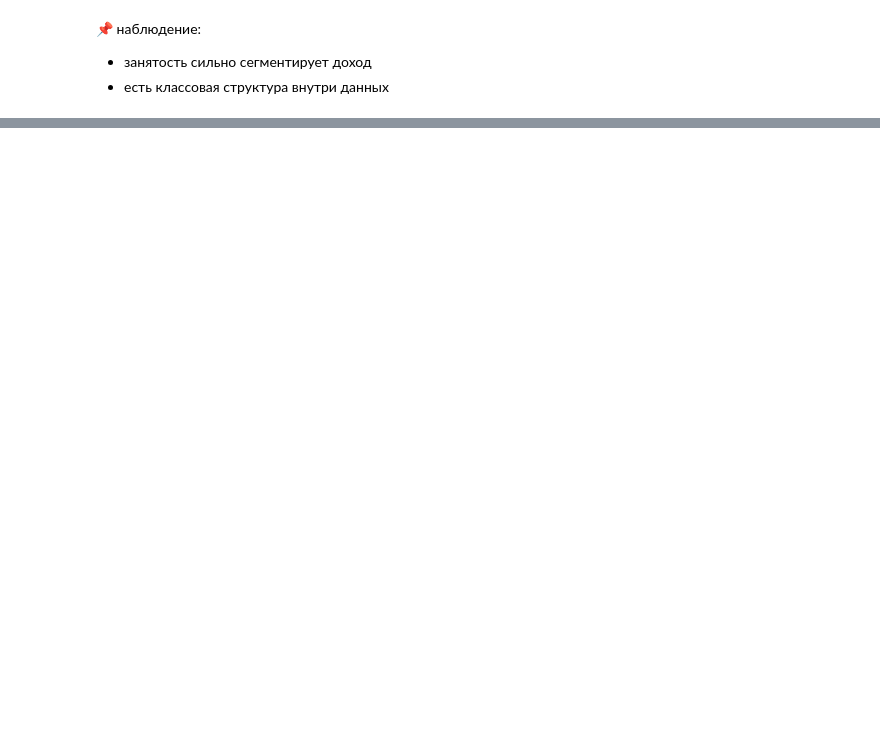
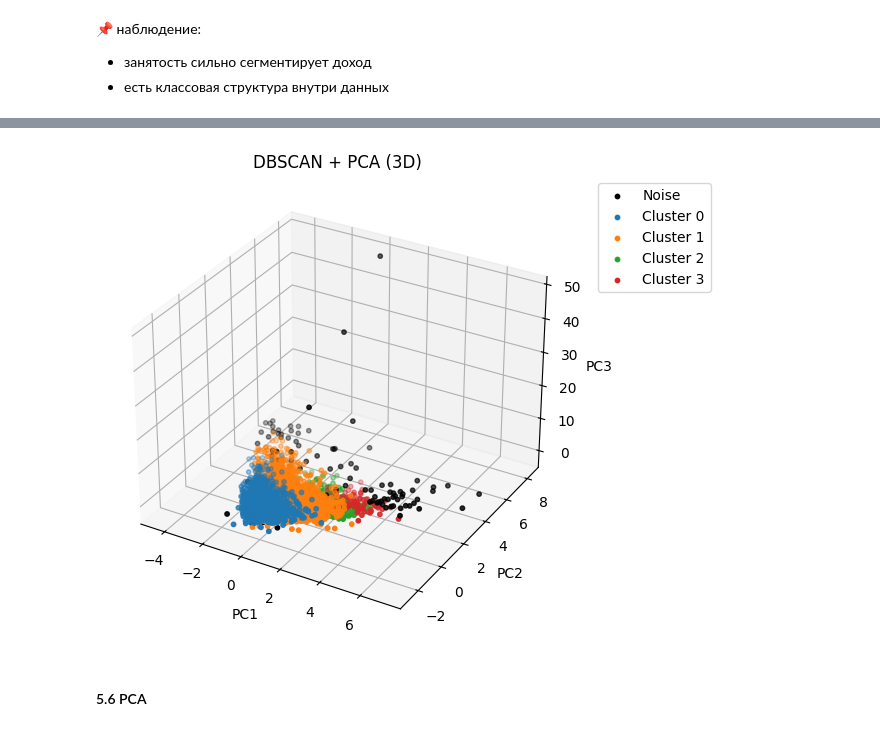
Before and after one commit to DebugDestroy/homework, a Jupyter notebook: Project.ipynb, the cells around one changed output, grey strips where cells are left out. Cells and saved outputs as stored; diff of their text form; code cells hidden in the pictures; blank space fills up the shorter version.

```diff
--- a/Project.ipynb
+++ b/Project.ipynb
@@ -1289,0 +1595,40 @@ display(df_emp_woman.groupby('Employment_status_partner_woman')[num_cols].mean()
+# %%
+pca_3d = PCA(n_components=3)
+X_pca_3d = pca_3d.fit_transform(X_scaled)
+
+fig = plt.figure(figsize=(8, 6))
+ax = fig.add_subplot(111, projection='3d')
+
+unique_labels = np.unique(labels)
+
+for lab in unique_labels:
+    if lab == -1:
+        ax.scatter(
+            X_pca_3d[labels == lab, 0],
+            X_pca_3d[labels == lab, 1],
+            X_pca_3d[labels == lab, 2],
+            s=10,
+            c="black",
+            label="Noise"
+        )
+    else:
+        ax.scatter(
+            X_pca_3d[labels == lab, 0],
+            X_pca_3d[labels == lab, 1],
+            X_pca_3d[labels == lab, 2],
+            s=10,
+            label=f"Cluster {lab}"
+        )
+
+ax.set_title("DBSCAN + PCA (3D)")
+ax.set_xlabel("PC1")
+ax.set_ylabel("PC2")
+ax.set_zlabel("PC3")
+
+ax.legend(bbox_to_anchor=(1.05, 1), loc="upper left")
+
+plt.show()
+# %% [output]
+[figure, added]
+# %% [markdown]
+#### 5.6 PCA
```
Also changed, not shown: parts of 32 cells of this notebook.
